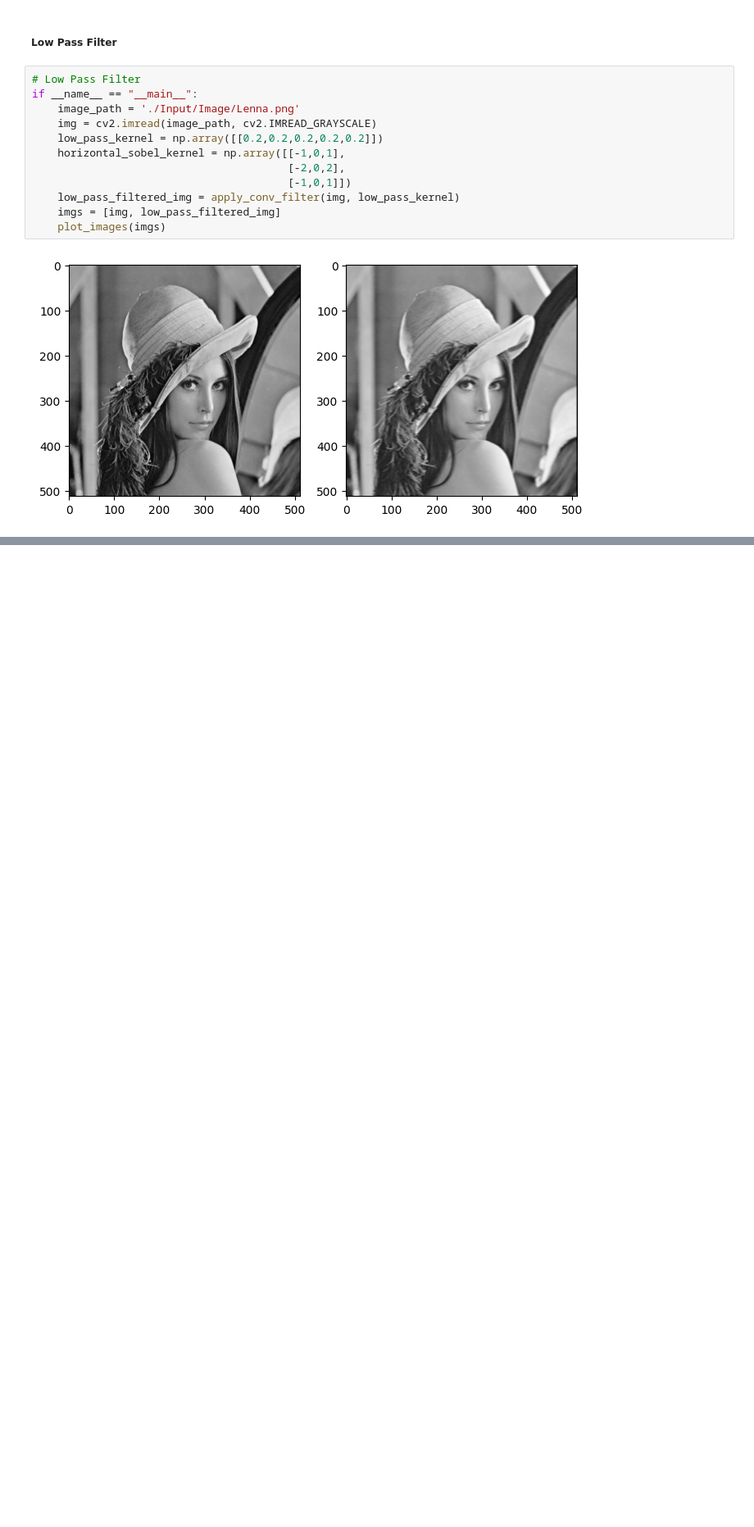
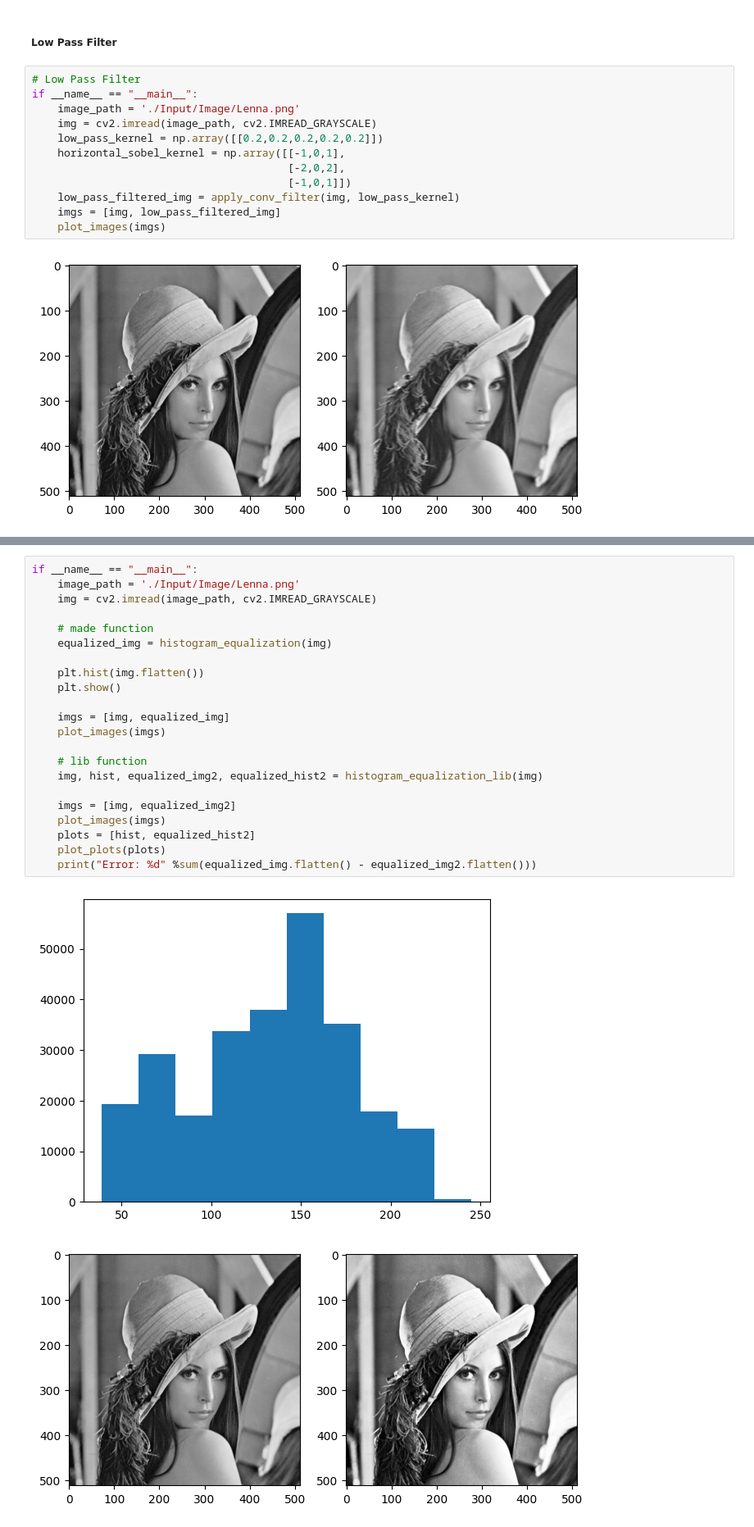
Before and after one commit to kyun1016/DeepLearning, a Jupyter notebook: 240820_Computer_Vision/kernel.ipynb, the cells around one changed output, grey strips where cells are left out. Shown at 82% size. Cells and saved outputs as stored; diff of their text form; blank space fills up the shorter version.

```diff
--- a/240820_Computer_Vision/kernel.ipynb
+++ b/240820_Computer_Vision/kernel.ipynb
@@ -176,0 +273,25 @@ if __name__ == "__main__":
+# %%
+if __name__ == "__main__":
+    image_path = './Input/Image/Lenna.png'
+    img = cv2.imread(image_path, cv2.IMREAD_GRAYSCALE)
+
+    # made function
+    equalized_img = histogram_equalization(img)
+
+    plt.hist(img.flatten())
+    plt.show()
+
+    imgs = [img, equalized_img]
+    plot_images(imgs)
+
+    # lib function
+    img, hist, equalized_img2, equalized_hist2 = histogram_equalization_lib(img)
+
+    imgs = [img, equalized_img2]
+    plot_images(imgs)
+    plots = [hist, equalized_hist2]
+    plot_plots(plots)
+    print("Error: %d" %sum(equalized_img.flatten() - equalized_img2.flatten()))
+# %% [output]
+[figure, added]
+[figure, added]
```
Also changed, not shown: parts of 15 cells of this notebook, 1 other file.
